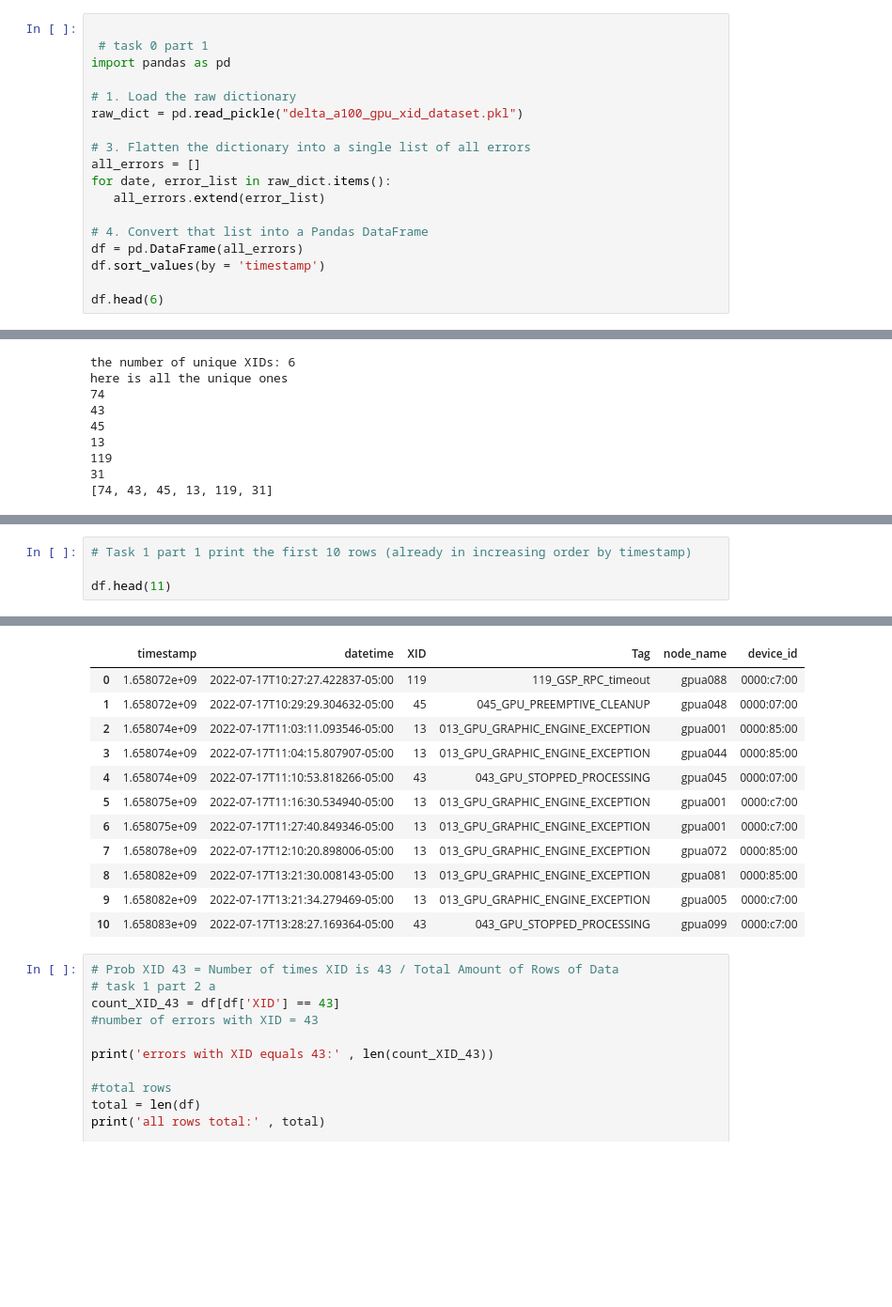
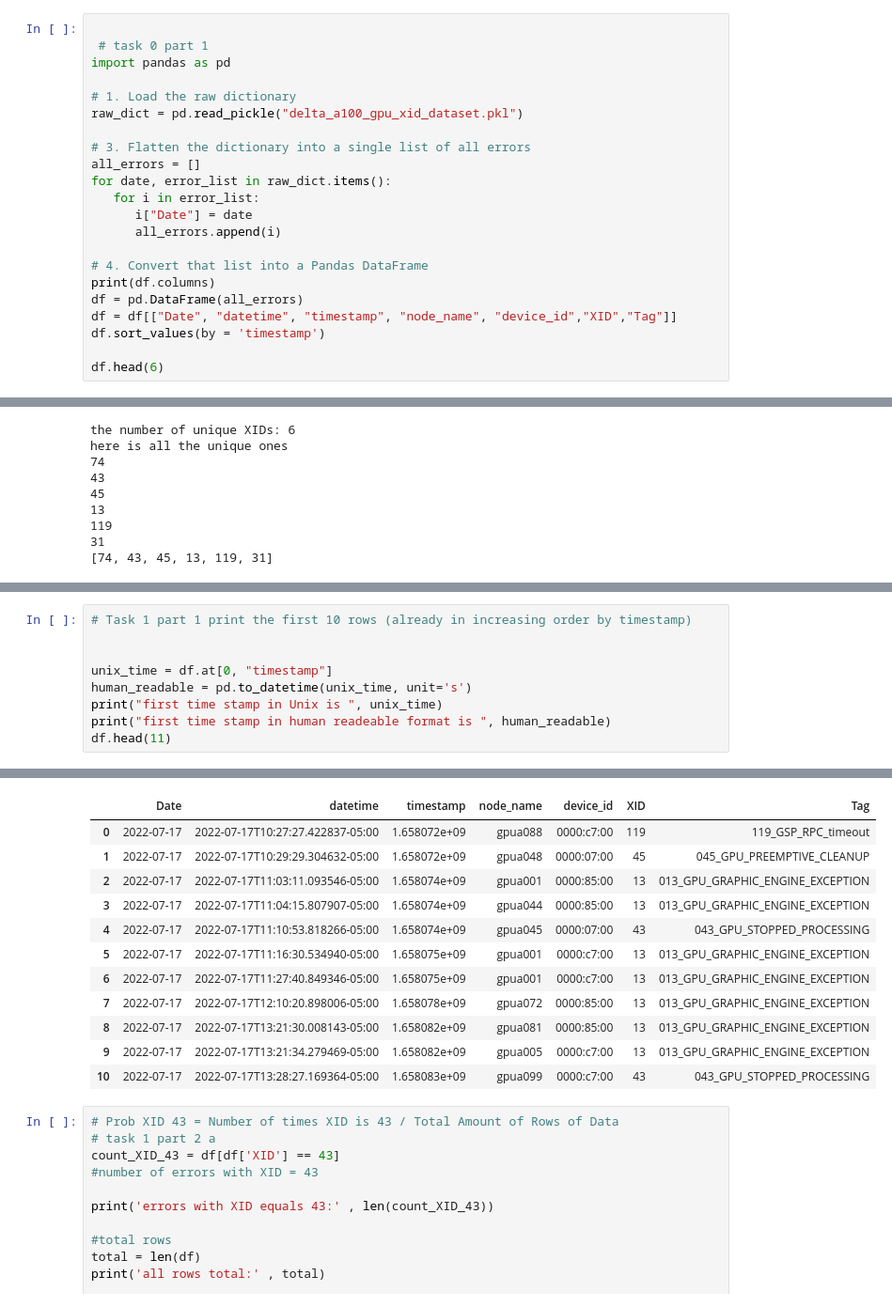
Before and after one commit to DhruvVohra11/gpu_cluster_analysis, a Jupyter notebook: ProjectPart1.ipynb, the cells around one changed output, grey strips where cells are left out. Shown at 94% size. Saved outputs shown, nothing was run; the diff lists cells and outputs as text; blank space fills up the shorter version.

```diff
--- a/ProjectPart1.ipynb
+++ b/ProjectPart1.ipynb
@@ -18,10 +16,14 @@ raw_dict = pd.read_pickle("delta_a100_gpu_xid_dataset.pkl")
 # 3. Flatten the dictionary into a single list of all errors
 all_errors = []
 for date, error_list in raw_dict.items():
-   all_errors.extend(error_list)
+   for i in error_list:
+      i["Date"] = date
+      all_errors.append(i)
 
 # 4. Convert that list into a Pandas DataFrame
+print(df.columns)
 df = pd.DataFrame(all_errors)
+df = df[["Date", "datetime", "timestamp", "node_name", "device_id","XID","Tag"]]
 df.sort_values(by = 'timestamp')
 
 df.head(6)
@@ -87,5 +90,10 @@ Requirement already satisfied: six>=1.5 in /Users/dhruvvohra/Library/Python/3.13
 # %%
 # Task 1 part 1 print the first 10 rows (already in increasing order by timestamp)
 
+
+unix_time = df.at[0, "timestamp"]
+human_readable = pd.to_datetime(unix_time, unit='s')
+print("first time stamp in Unix is ", unix_time)
+print("first time stamp in human readeable format is ", human_readable)
 df.head(11)
 # %% [output]
@@ -92,15 +102,15 @@ df.head(11)
-|  | timestamp | datetime | XID | Tag | node_name | device_id |
-| 0 | 1.658072e+09 | 2022-07-17T10:27:27.422837-05:00 | 119 | 119_GSP_RPC_timeout | gpua088 | 0000:c7:00 |
-| 1 | 1.658072e+09 | 2022-07-17T10:29:29.304632-05:00 | 45 | 045_GPU_PREEMPTIVE_CLEANUP | gpua048 | 0000:07:00 |
-| 2 | 1.658074e+09 | 2022-07-17T11:03:11.093546-05:00 | 13 | 013_GPU_GRAPHIC_ENGINE_EXCEPTION | gpua001 | 0000:85:00 |
-| 3 | 1.658074e+09 | 2022-07-17T11:04:15.807907-05:00 | 13 | 013_GPU_GRAPHIC_ENGINE_EXCEPTION | gpua044 | 0000:85:00 |
-| 4 | 1.658074e+09 | 2022-07-17T11:10:53.818266-05:00 | 43 | 043_GPU_STOPPED_PROCESSING | gpua045 | 0000:07:00 |
-| 5 | 1.658075e+09 | 2022-07-17T11:16:30.534940-05:00 | 13 | 013_GPU_GRAPHIC_ENGINE_EXCEPTION | gpua001 | 0000:c7:00 |
-| 6 | 1.658075e+09 | 2022-07-17T11:27:40.849346-05:00 | 13 | 013_GPU_GRAPHIC_ENGINE_EXCEPTION | gpua001 | 0000:c7:00 |
-| 7 | 1.658078e+09 | 2022-07-17T12:10:20.898006-05:00 | 13 | 013_GPU_GRAPHIC_ENGINE_EXCEPTION | gpua072 | 0000:85:00 |
-| 8 | 1.658082e+09 | 2022-07-17T13:21:30.008143-05:00 | 13 | 013_GPU_GRAPHIC_ENGINE_EXCEPTION | gpua081 | 0000:85:00 |
-| 9 | 1.658082e+09 | 2022-07-17T13:21:34.279469-05:00 | 13 | 013_GPU_GRAPHIC_ENGINE_EXCEPTION | gpua005 | 0000:c7:00 |
-| 10 | 1.658083e+09 | 2022-07-17T13:28:27.169364-05:00 | 43 | 043_GPU_STOPPED_PROCESSING | gpua099 | 0000:c7:00 |
+|  | Date | datetime | timestamp | node_name | device_id | XID | Tag |
+| 0 | 2022-07-17 | 2022-07-17T10:27:27.422837-05:00 | 1.658072e+09 | gpua088 | 0000:c7:00 | 119 | 119_GSP_RPC_timeout |
+| 1 | 2022-07-17 | 2022-07-17T10:29:29.304632-05:00 | 1.658072e+09 | gpua048 | 0000:07:00 | 45 | 045_GPU_PREEMPTIVE_CLEANUP |
+| 2 | 2022-07-17 | 2022-07-17T11:03:11.093546-05:00 | 1.658074e+09 | gpua001 | 0000:85:00 | 13 | 013_GPU_GRAPHIC_ENGINE_EXCEPTION |
+| 3 | 2022-07-17 | 2022-07-17T11:04:15.807907-05:00 | 1.658074e+09 | gpua044 | 0000:85:00 | 13 | 013_GPU_GRAPHIC_ENGINE_EXCEPTION |
+| 4 | 2022-07-17 | 2022-07-17T11:10:53.818266-05:00 | 1.658074e+09 | gpua045 | 0000:07:00 | 43 | 043_GPU_STOPPED_PROCESSING |
+| 5 | 2022-07-17 | 2022-07-17T11:16:30.534940-05:00 | 1.658075e+09 | gpua001 | 0000:c7:00 | 13 | 013_GPU_GRAPHIC_ENGINE_EXCEPTION |
+| 6 | 2022-07-17 | 2022-07-17T11:27:40.849346-05:00 | 1.658075e+09 | gpua001 | 0000:c7:00 | 13 | 013_GPU_GRAPHIC_ENGINE_EXCEPTION |
+| 7 | 2022-07-17 | 2022-07-17T12:10:20.898006-05:00 | 1.658078e+09 | gpua072 | 0000:85:00 | 13 | 013_GPU_GRAPHIC_ENGINE_EXCEPTION |
+| 8 | 2022-07-17 | 2022-07-17T13:21:30.008143-05:00 | 1.658082e+09 | gpua081 | 0000:85:00 | 13 | 013_GPU_GRAPHIC_ENGINE_EXCEPTION |
+| 9 | 2022-07-17 | 2022-07-17T13:21:34.279469-05:00 | 1.658082e+09 | gpua005 | 0000:c7:00 | 13 | 013_GPU_GRAPHIC_ENGINE_EXCEPTION |
+| 10 | 2022-07-17 | 2022-07-17T13:28:27.169364-05:00 | 1.658083e+09 | gpua099 | 0000:c7:00 | 43 | 043_GPU_STOPPED_PROCESSING |
 # %%
 # Prob XID 43 = Number of times XID is 43 / Total Amount of Rows of Data
 # task 1 part 2 a
```
Also changed, not shown: parts of 6 cells of this notebook.
